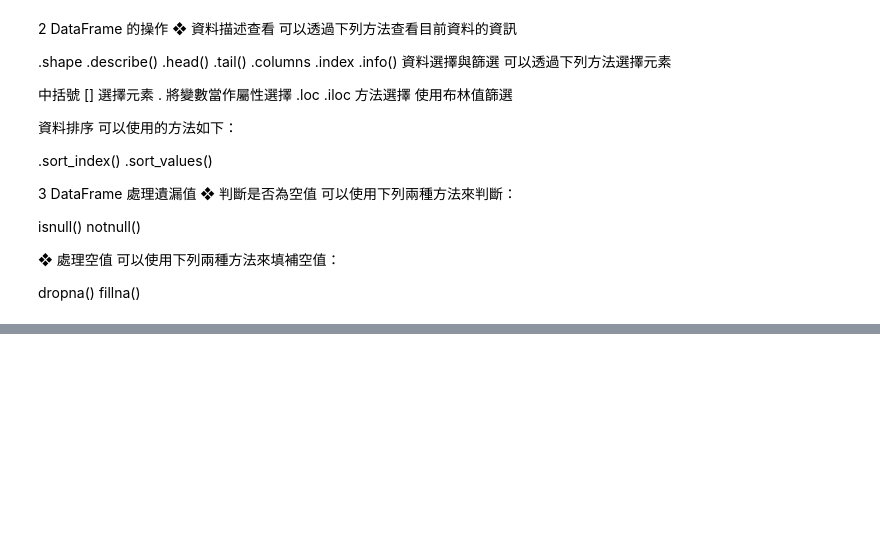
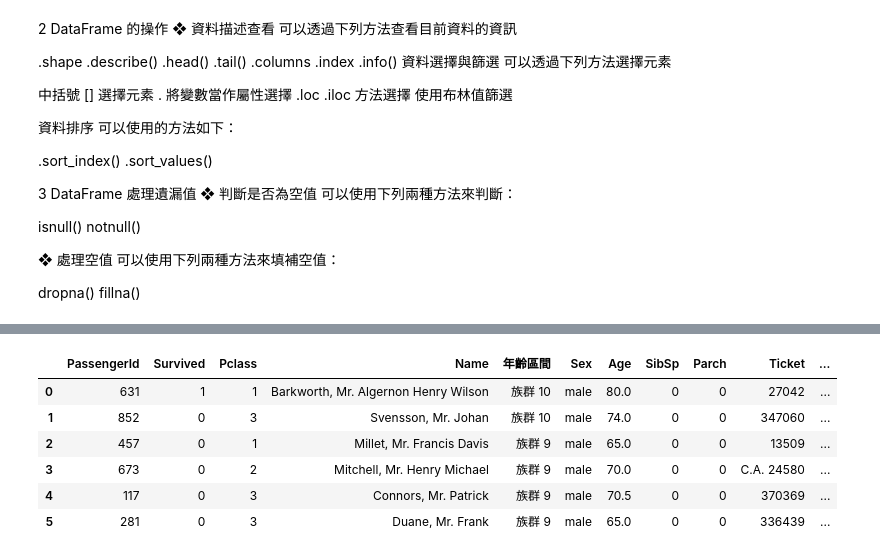
Before and after one commit to cyh666/pandas_basic, a Jupyter notebook: yh_pandas_basic.ipynb, the cells around one changed output, grey strips where cells are left out. Drawn from its saved outputs; the diff is of its cells as text; code cells hidden in the pictures; blank space fills up the shorter version.

```diff
--- a/yh_pandas_basic.ipynb
+++ b/yh_pandas_basic.ipynb
@@ -310,0 +313,10 @@ fillna()
+# %%
+df7=pd.DataFrame()
+index = list('abcde')
+for i in range(5):
+    a2 = pd.DataFrame([np.linspace(i,5*i,5)], index = [index[i]])
+    df7 = df7.append(a2)
+
+# 修改columns名稱
+df7.columns = ['x(new)', '10x(new)'] + list(df7.columns[2:])
+print(df7)
@@ -310,0 +554,27 @@ fillna()
+# %%
+df = df_titanic.copy()
+
+# 為了方便比較新舊欄位
+columns = df.columns.tolist()
+new_col = '年齡區間'
+columns.insert(4, new_col)
+
+# 將 numerical 轉換成 categorical 欄位
+labels = [f'族群 {i}' for i in range(1, 11)]
+df[new_col] = pd.cut(x=df.Age,
+                     bins=10,
+                     labels=labels)
+
+# 可以排序切割後的 categorical 欄位
+(df.sort_values(new_col, ascending=False)
+   .reset_index()
+   .loc[:5, columns]
+)
+# %% [output]
+|  | PassengerId | Survived | Pclass | Name | 年齡區間 | Sex | Age | SibSp | Parch | Ticket | ... |
+| 0 | 631 | 1 | 1 | Barkworth, Mr. Algernon Henry Wilson | 族群 10 | male | 80.0 | 0 | 0 | 27042 | ... |
+| 1 | 852 | 0 | 3 | Svensson, Mr. Johan | 族群 10 | male | 74.0 | 0 | 0 | 347060 | ... |
+| 2 | 457 | 0 | 1 | Millet, Mr. Francis Davis | 族群 9 | male | 65.0 | 0 | 0 | 13509 | ... |
+| 3 | 673 | 0 | 2 | Mitchell, Mr. Henry Michael | 族群 9 | male | 70.0 | 0 | 0 | C.A. 24580 | ... |
+| 4 | 117 | 0 | 3 | Connors, Mr. Patrick | 族群 9 | male | 70.5 | 0 | 0 | 370369 | ... |
+| 5 | 281 | 0 | 3 | Duane, Mr. Frank | 族群 9 | male | 65.0 | 0 | 0 | 336439 | ... |
```
Also changed, not shown: parts of 61 cells of this notebook.
